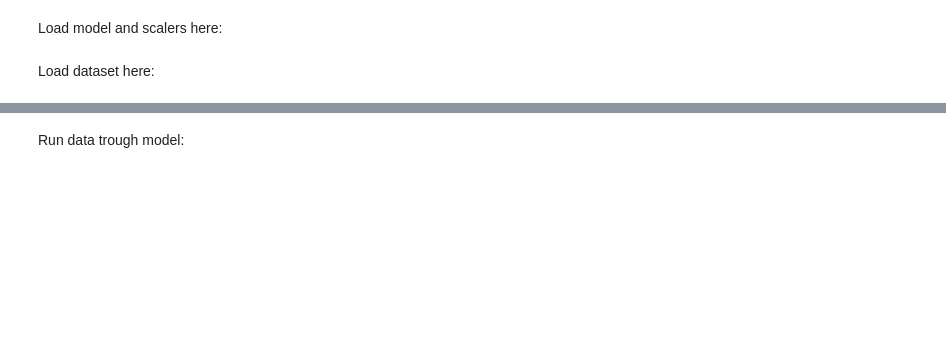
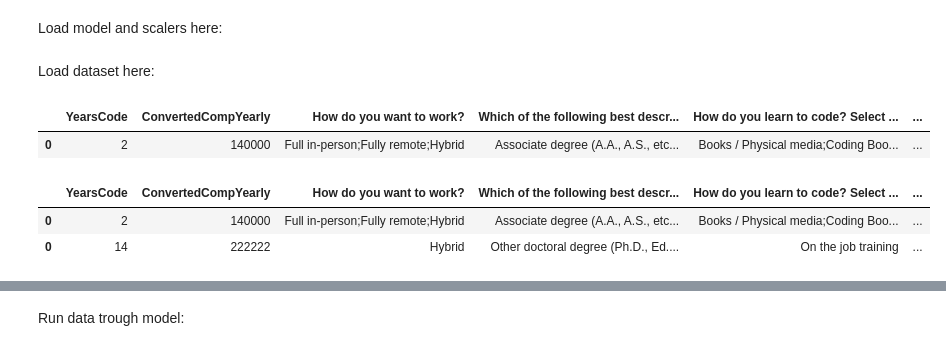
Before and after one commit to Xamweis/coding-career-recommender, a Jupyter notebook: SUGGESTOR.ipynb, the cells around one changed output, grey strips where cells are left out. Cells and saved outputs as stored; diff of their text form; code cells hidden in the pictures; blank space fills up the shorter version.

```diff
--- a/SUGGESTOR.ipynb
+++ b/SUGGESTOR.ipynb
@@ -18,0 +17,23 @@ data = pd.read_csv('csv-data/clean.csv').drop(['Unnamed: 0', 'Country'], axis=1)
+# %%
+dummy = pd.read_csv('csv-data/dummy.csv').drop(['Zeitstempel'], axis=1)
+dummy = dummy.rename({
+    'How many years of coding experience do you have?':'YearsCode',
+    'Which annual salary do you approx. want in dollars? ':'ConvertedCompYearly'
+}, axis=1)
+dummy
+# %% [output]
+|  | YearsCode | ConvertedCompYearly | How do you want to work? | Which of the following best descr... | How do you learn to code? Select ... | ... |
+| 0 | 2 | 140000 | Full in-person;Fully remote;Hybrid | Associate degree (A.A., A.S., etc... | Books / Physical media;Coding Boo... | ... |
+# %%
+survey = pd.read_csv('csv-data/IRONHACK mid-project survey.csv').drop(['Zeitstempel'], axis=1) #IRONHACK mid-project survey
+survey = survey.rename({
+    'How many years of coding experience do you have?':'YearsCode',
+    'Which annual salary do you approx. want in dollars? ':'ConvertedCompYearly'
+}, axis=1)
+# %%
+data = pd.concat([dummy, survey], axis=0)
+data
+# %% [output]
+|  | YearsCode | ConvertedCompYearly | How do you want to work? | Which of the following best descr... | How do you learn to code? Select ... | ... |
+| 0 | 2 | 140000 | Full in-person;Fully remote;Hybrid | Associate degree (A.A., A.S., etc... | Books / Physical media;Coding Boo... | ... |
+| 0 | 14 | 222222 | Hybrid | Other doctoral degree (Ph.D., Ed.... | On the job training | ... |
```
Also changed, not shown: parts of 6 cells of this notebook, 10 other files.
